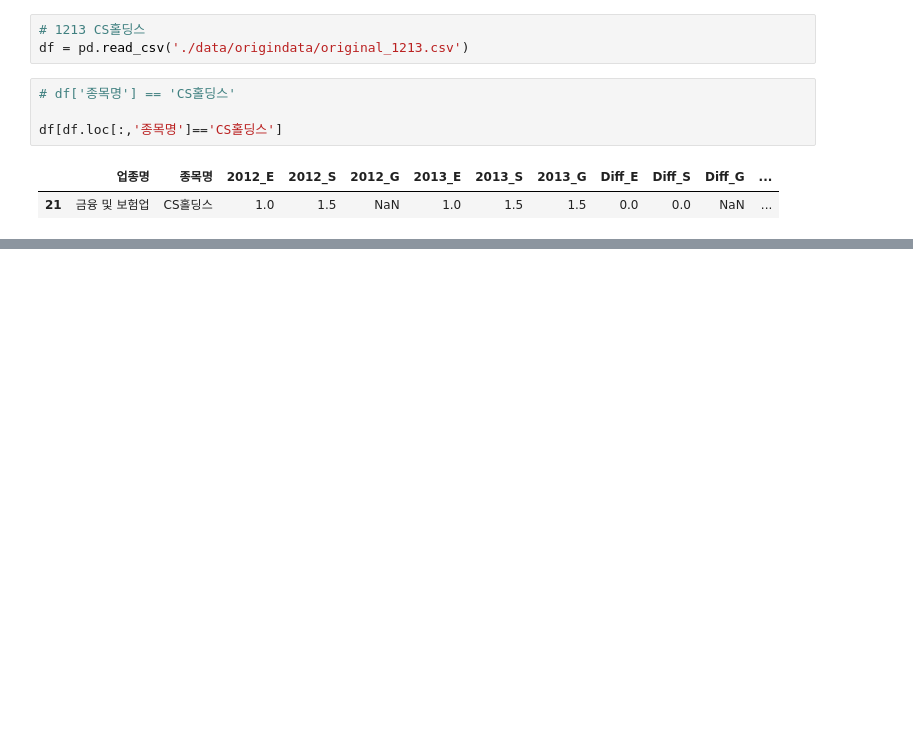
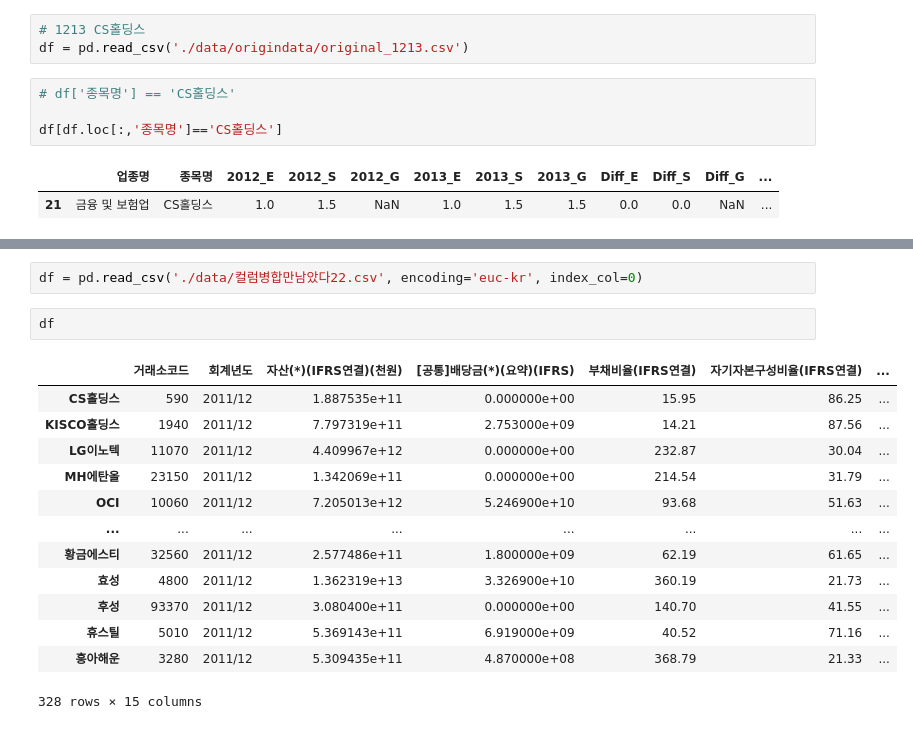
Before and after one commit to shoni0325/Hackathon_ESG, a Jupyter notebook: test.ipynb, the cells around one changed output, grey strips where cells are left out. Cells and saved outputs as stored; diff of their text form; blank space fills up the shorter version.

```diff
--- a/test.ipynb
+++ b/test.ipynb
@@ -354,0 +400,18 @@ df[df.loc[:,'종목명']=='CS홀딩스']
+# %%
+df = pd.read_csv('./data/컬럼병합만남았다22.csv', encoding='euc-kr', index_col=0)
+# %%
+df
+# %% [output]
+|  | 거래소코드 | 회계년도 | 자산(*)(IFRS연결)(천원) | [공통]배당금(*)(요약)(IFRS) | 부채비율(IFRS연결) | 자기자본구성비율(IFRS연결) | ... |
+| CS홀딩스 | 590 | 2011/12 | 1.887535e+11 | 0.000000e+00 | 15.95 | 86.25 | ... |
+| KISCO홀딩스 | 1940 | 2011/12 | 7.797319e+11 | 2.753000e+09 | 14.21 | 87.56 | ... |
+| LG이노텍 | 11070 | 2011/12 | 4.409967e+12 | 0.000000e+00 | 232.87 | 30.04 | ... |
+| MH에탄올 | 23150 | 2011/12 | 1.342069e+11 | 0.000000e+00 | 214.54 | 31.79 | ... |
+| OCI | 10060 | 2011/12 | 7.205013e+12 | 5.246900e+10 | 93.68 | 51.63 | ... |
+| ... | ... | ... | ... | ... | ... | ... | ... |
+| 황금에스티 | 32560 | 2011/12 | 2.577486e+11 | 1.800000e+09 | 62.19 | 61.65 | ... |
+| 효성 | 4800 | 2011/12 | 1.362319e+13 | 3.326900e+10 | 360.19 | 21.73 | ... |
+| 후성 | 93370 | 2011/12 | 3.080400e+11 | 0.000000e+00 | 140.70 | 41.55 | ... |
+| 휴스틸 | 5010 | 2011/12 | 5.369143e+11 | 6.919000e+09 | 40.52 | 71.16 | ... |
+| 흥아해운 | 3280 | 2011/12 | 5.309435e+11 | 4.870000e+08 | 368.79 | 21.33 | ... |
+328 rows × 15 columns
```
Also changed, not shown: parts of 5 cells of this notebook, 13 other files.
